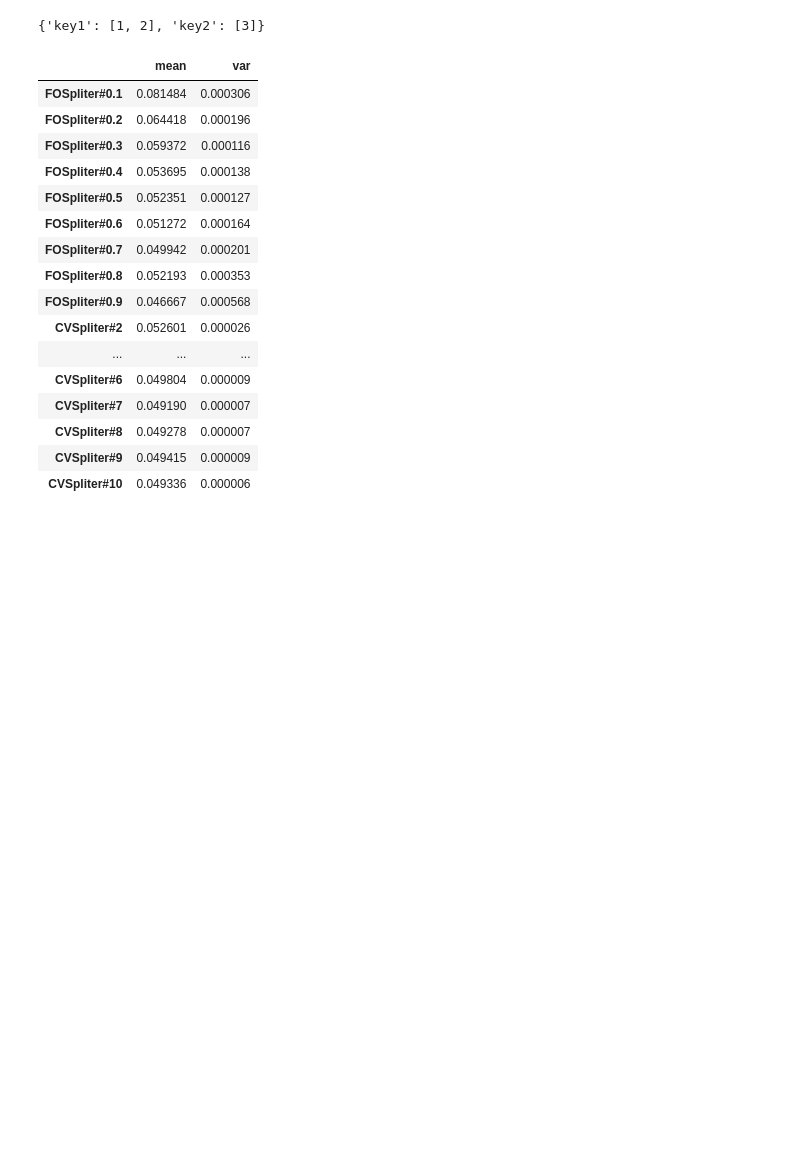
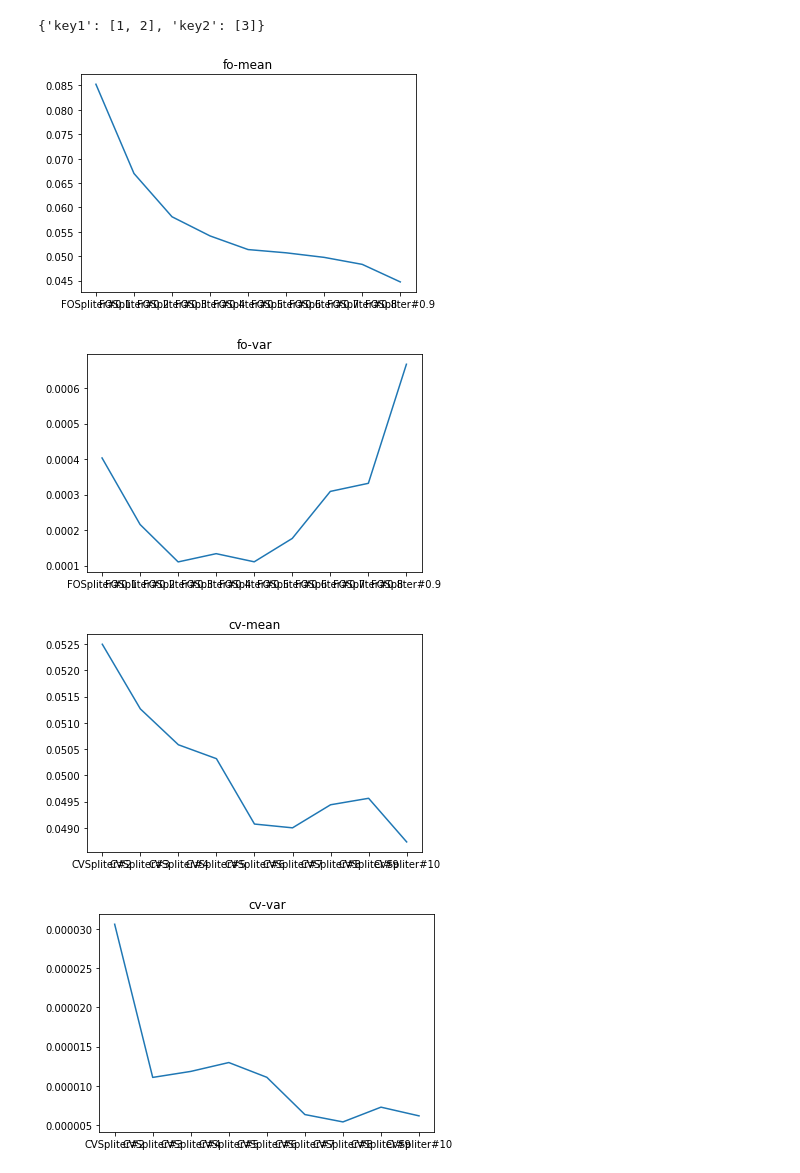
Before and after one commit to ya-mori/python-note, a Jupyter notebook: training/data_division.ipynb, the cells around one changed output. Saved outputs shown, nothing was run; the diff lists cells and outputs as text; code cells hidden in the pictures; blank space fills up the shorter version.

```diff
--- a/training/data_division.ipynb
+++ b/training/data_division.ipynb
@@ -227,42 +235,48 @@ print(memory.values)
 # %%
 def run_task(memory, task):
     error = []
     for df_train, df_test in task.run():
         error.append(col_error(df_train, df_test))
     memory.savings(task.to_str(), np.mean(error))
     return memory
 
 def run_tasks(memory, tasks):
     for task in tasks:
         memory = run_task(memory, task)
     return memory
 
 def main():
     memory = Aggregator()
     for i in range(100):
         df_origin = get_data()
         tasks_fo = [FOSpliter(df=df_origin, num=round(num*0.1, 1)) for num in range(1, 10)]
         tasks_cv = [CVSpliter(df=df_origin, num=(num)) for num in range(2, 11)]
         tasks = tasks_fo + tasks_cv
         memory = run_tasks(memory, tasks)
-    display(memory.total())
+    df_total = memory.total()
+    df_total_fo = df_total[df_total.index.str.contains('FO')]
+    df_total_cv = df_total[df_total.index.str.contains('CV')]
+#     display(df_total_fo)
+#     display(df_total_cv)
+
+    # plot
+    plt.plot(df_total_fo.index, df_total_fo['mean'])
+    plt.title('fo-mean')
+    plt.show()
+    plt.plot(df_total_fo.index, df_total_fo['var'])
+    plt.title('fo-var')
+    plt.show()
+
+    plt.plot(df_total_cv.index, df_total_cv['mean'])
+    plt.title('cv-mean')
+    plt.show()
+    plt.plot(df_total_cv.index, df_total_cv['var'])
+    plt.title('cv-var')
+    plt.show()
 
 main()
 # %% [output]
-|  | mean | var |
-| FOSpliter#0.1 | 0.081484 | 0.000306 |
-| FOSpliter#0.2 | 0.064418 | 0.000196 |
-| FOSpliter#0.3 | 0.059372 | 0.000116 |
-| FOSpliter#0.4 | 0.053695 | 0.000138 |
-| FOSpliter#0.5 | 0.052351 | 0.000127 |
-| FOSpliter#0.6 | 0.051272 | 0.000164 |
-| FOSpliter#0.7 | 0.049942 | 0.000201 |
-| FOSpliter#0.8 | 0.052193 | 0.000353 |
-| FOSpliter#0.9 | 0.046667 | 0.000568 |
-| CVSpliter#2 | 0.052601 | 0.000026 |
-| ... | ... | ... |
-| CVSpliter#6 | 0.049804 | 0.000009 |
-| CVSpliter#7 | 0.049190 | 0.000007 |
-| CVSpliter#8 | 0.049278 | 0.000007 |
-| CVSpliter#9 | 0.049415 | 0.000009 |
-| CVSpliter#10 | 0.049336 | 0.000006 |
+[figure, added]
+[figure, added]
+[figure, added]
+[figure, added]
```
Also changed, not shown: parts of 2 cells of this notebook, 2 other files.
